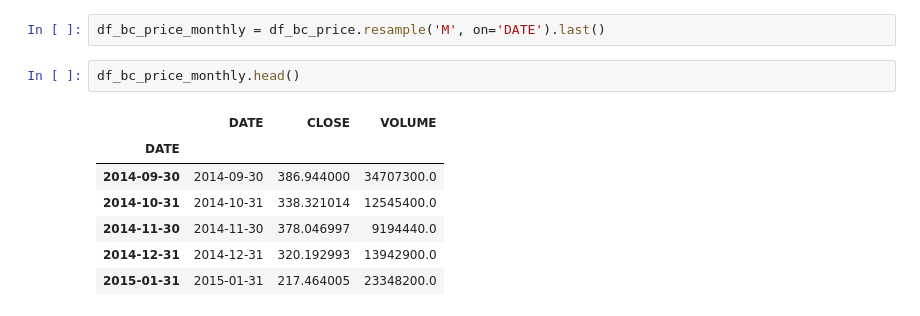
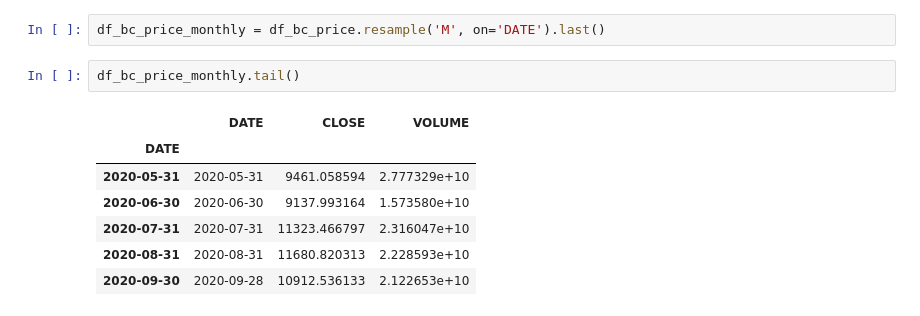
Before and after one commit to moazzam3890/Resampling_and_visualizing_time_series, a Jupyter notebook: Resampling and Visualizing Time Series.ipynb, the cells around one changed output. Saved outputs shown, nothing was run; the diff lists cells and outputs as text.

```diff
--- a/Resampling and Visualizing Time Series.ipynb
+++ b/Resampling and Visualizing Time Series.ipynb
@@ -188,12 +188,12 @@ df_ue_2004_2020['MONTH'] = pd.to_datetime(df_ue_2004_2020['MONTH'])
 # %%
 df_bc_price_monthly = df_bc_price.resample('M', on='DATE').last()
 # %%
-df_bc_price_monthly.head()
+df_bc_price_monthly.tail()
 # %% [output]
 |  | DATE | CLOSE | VOLUME |
 | DATE |  |  |  |
-| 2014-09-30 | 2014-09-30 | 386.944000 | 34707300.0 |
-| 2014-10-31 | 2014-10-31 | 338.321014 | 12545400.0 |
-| 2014-11-30 | 2014-11-30 | 378.046997 | 9194440.0 |
-| 2014-12-31 | 2014-12-31 | 320.192993 | 13942900.0 |
-| 2015-01-31 | 2015-01-31 | 217.464005 | 23348200.0 |
+| 2020-05-31 | 2020-05-31 | 9461.058594 | 2.777329e+10 |
+| 2020-06-30 | 2020-06-30 | 9137.993164 | 1.573580e+10 |
+| 2020-07-31 | 2020-07-31 | 11323.466797 | 2.316047e+10 |
+| 2020-08-31 | 2020-08-31 | 11680.820313 | 2.228593e+10 |
+| 2020-09-30 | 2020-09-28 | 10912.536133 | 2.122653e+10 |
```
Also changed, not shown: parts of 2 cells of this notebook.
